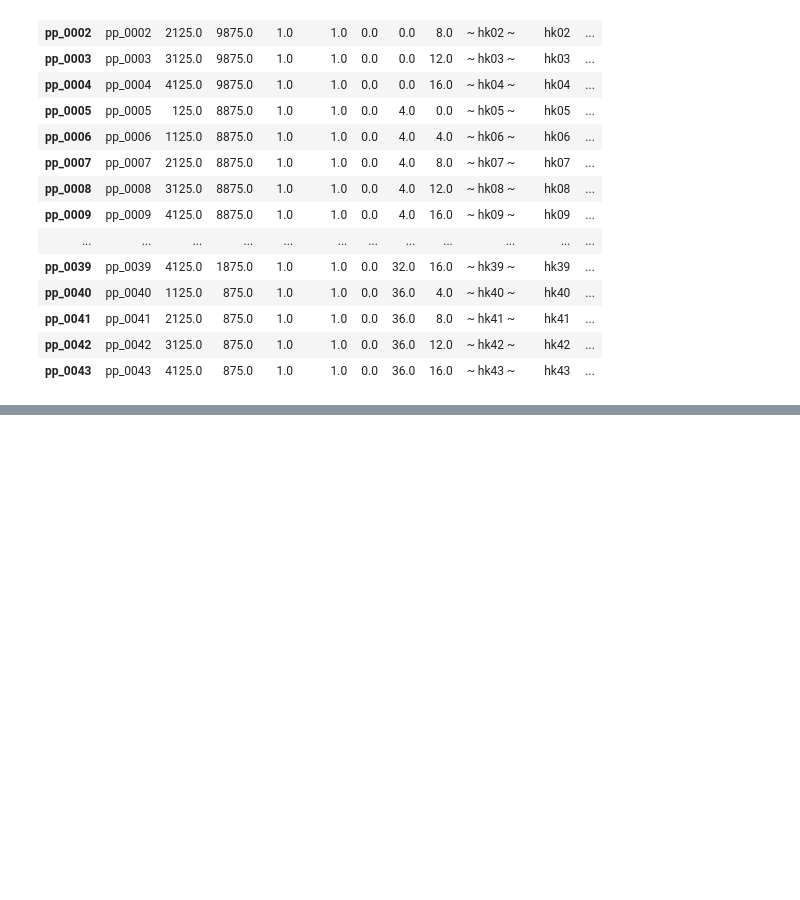
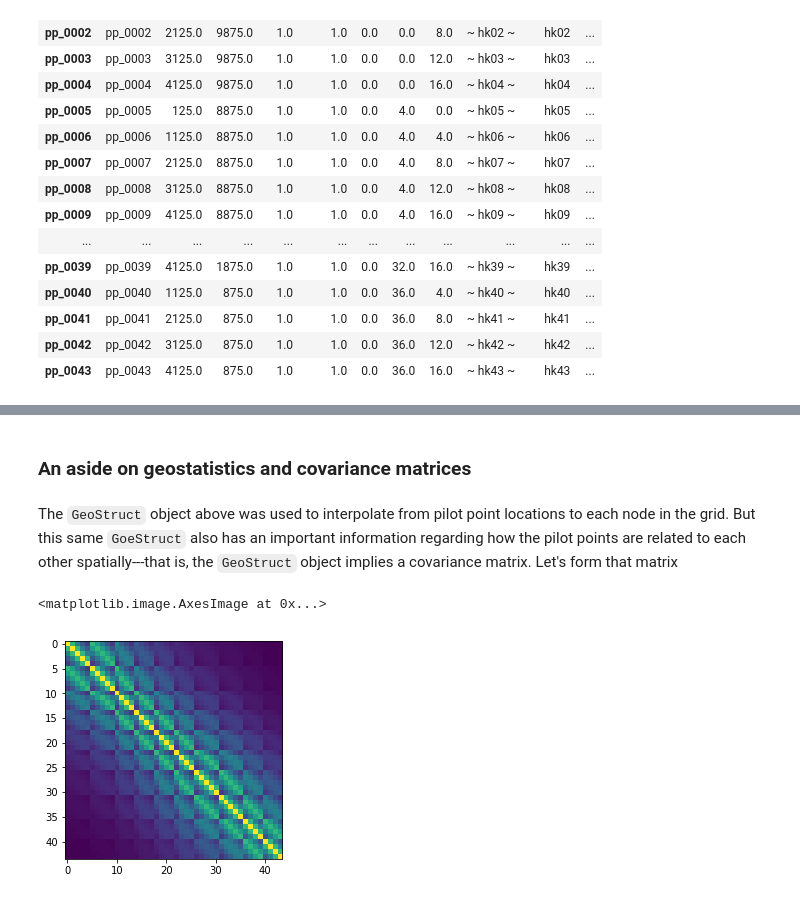
Before and after one commit to mnfienen/GW1876, a Jupyter notebook: activities/freyberg_pilot_points_create/freyberg_pilot_point_setup.ipynb, the cells around one changed output, grey strips where cells are left out. Cells and saved outputs as stored; diff of their text form; code cells hidden in the pictures; blank space fills up the shorter version.

Commit message:
added a little bit about geostats and covariance to the pilot points setup notebook.   Needs more....

```diff
--- a/activities/freyberg_pilot_points_create/freyberg_pilot_point_setup.ipynb
+++ b/activities/freyberg_pilot_points_create/freyberg_pilot_point_setup.ipynb
@@ -178,0 +185,11 @@ plt.imshow(hk_arr,interpolation="nearest")
+# %% [markdown]
+### An aside on geostatistics and covariance matrices
+# %% [markdown]
+The ``GeoStruct`` object above was used to interpolate from pilot point locations to each node in the grid.  But this same ``GoeStruct`` also has an important information regarding how the pilot points are related to each other spatially---that is, the ``GeoStruct`` object implies a covariance matrix.  Let's form that matrix
+# %%
+cov = gs.covariance_matrix(df_pp.x,df_pp.y,df_pp.parnme)
+# %%
+plt.imshow(cov.x)
+# %% [output]
+<matplotlib.image.AxesImage at 0x...>
+[figure, added]
```
Also changed, not shown: parts of 5 cells of this notebook.
